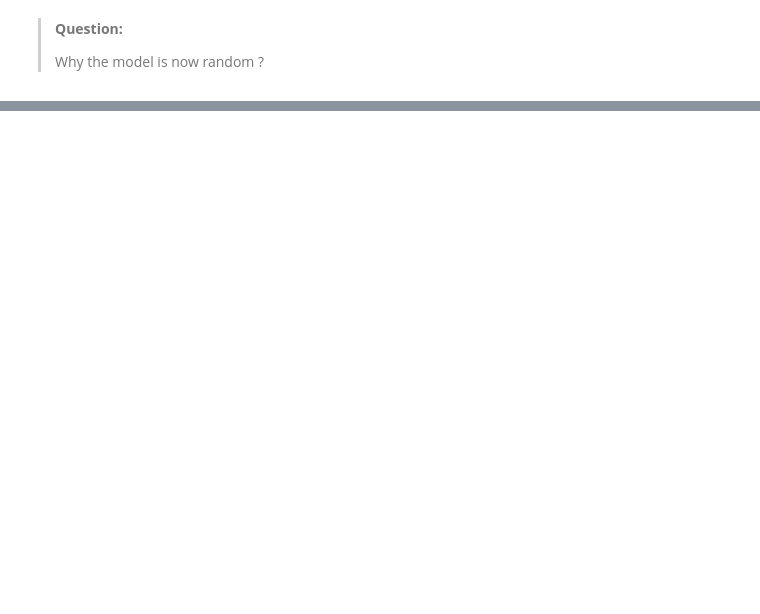
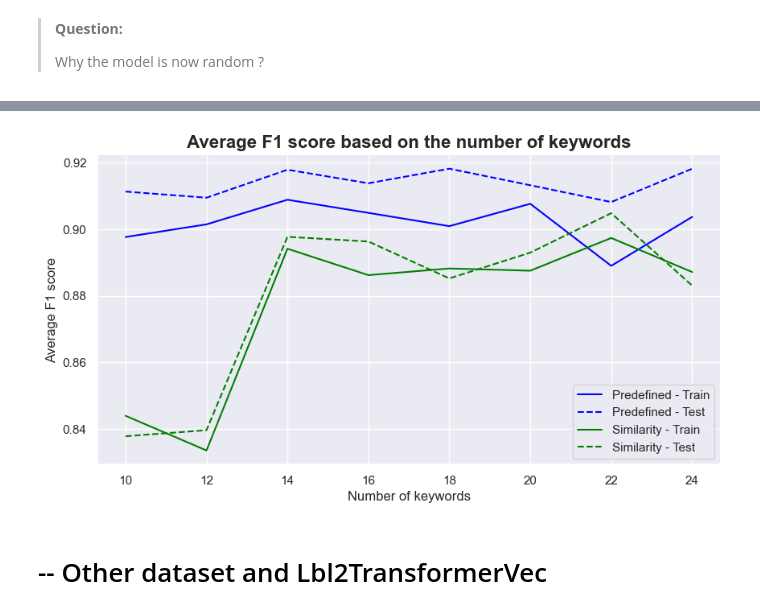
Before and after one commit to yoest/Topic-Modeling-Analysis, a Jupyter notebook: models/topic_clustering/lbl2vec.ipynb, the cells around one changed output, grey strips where cells are left out. Saved outputs shown, nothing was run; the diff lists cells and outputs as text; code cells hidden in the pictures; blank space fills up the shorter version.

```diff
--- a/models/topic_clustering/lbl2vec.ipynb
+++ b/models/topic_clustering/lbl2vec.ipynb
@@ -326,0 +381,3 @@ Iteration 20/20 - F1 score on train set: 0.7320224719101124 - F1 score on test s
+# %%
+focused_f1_scores_df = test_impact_number_keywords([10, 12, 14, 16, 18, 20, 22, 24])
+focused_f1_scores_df
@@ -326,0 +411,6 @@ Iteration 20/20 - F1 score on train set: 0.7320224719101124 - F1 score on test s
+# %%
+plot_f1_scores_based_number_keywords(focused_f1_scores_df)
+# %% [output]
+[figure, added]
+# %% [markdown]
+# -- Other dataset and Lbl2TransformerVec
```
Also changed, not shown: parts of 21 cells of this notebook.
